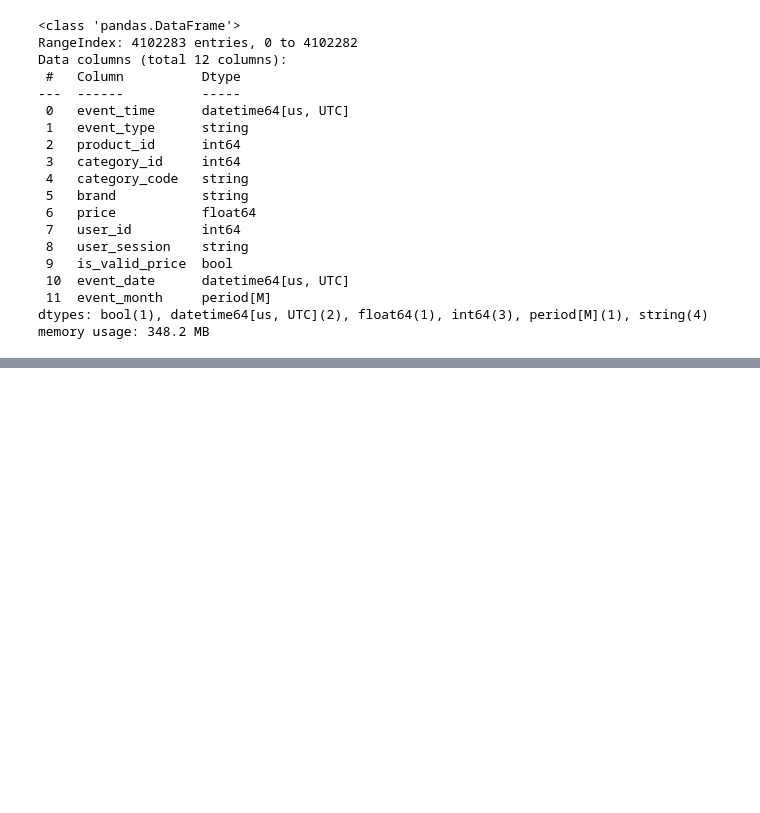
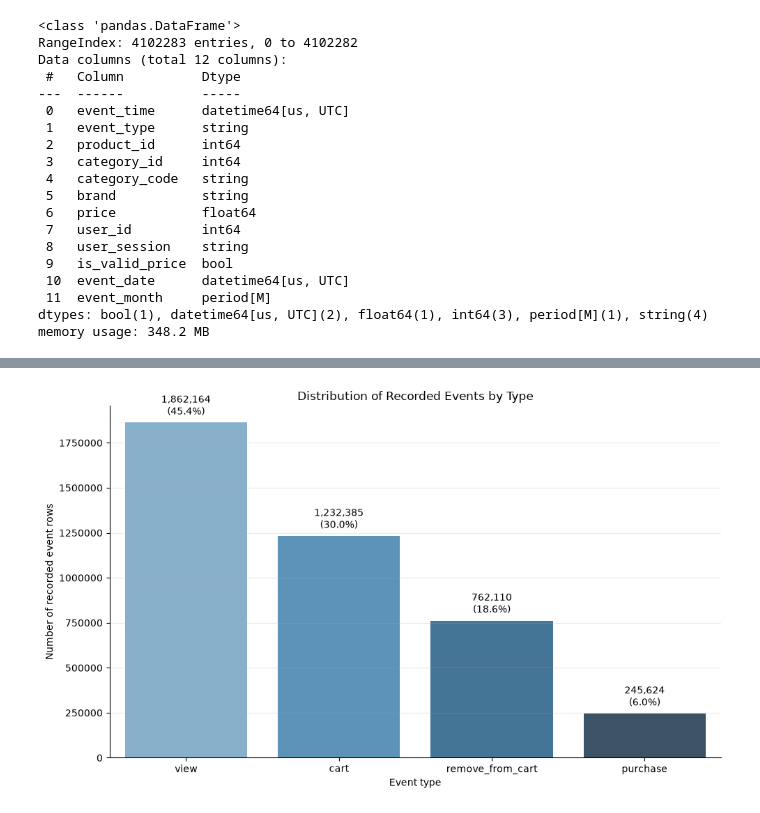
Before and after one commit to moriyuko/ecommerce-product-analysis, a Jupyter notebook: notebook.ipynb, the cells around one changed output, grey strips where cells are left out. Cells and saved outputs as stored; diff of their text form; code cells hidden in the pictures; blank space fills up the shorter version.

Commit message:
add event overview section

```diff
--- a/notebook.ipynb
+++ b/notebook.ipynb
@@ -453,0 +499,39 @@ memory usage: 348.2 MB
+# %%
+fig, ax = plt.subplots(figsize=(10, 6))
+
+sns.barplot(
+    data=event_overview,
+    x="event_type",
+    y="event_count",
+    hue="event_type",
+    order=EVENT_ORDER,
+    palette="Blues_d",
+    legend=False,
+    ax=ax,
+)
+
+for bar, row in zip(ax.patches, event_overview.itertuples()):
+    ax.annotate(
+        f"{row.event_count:,.0f}\n({row.event_percent:.1f}%)",
+        xy=(
+            bar.get_x() + bar.get_width() / 2,
+            bar.get_height(),
+        ),
+        xytext=(0, 5),
+        textcoords="offset points",
+        ha="center",
+        va="bottom",
+        fontsize=10,
+    )
+
+ax.set_title("Distribution of Recorded Events by Type")
+ax.set_xlabel("Event type")
+ax.set_ylabel("Number of recorded event rows")
+ax.ticklabel_format(style="plain", axis="y")
+ax.grid(axis="y", alpha=0.25)
+
+sns.despine()
+plt.tight_layout()
+plt.show()
+# %% [output]
+[figure, added]
```
Also changed, not shown: parts of 5 cells of this notebook.
